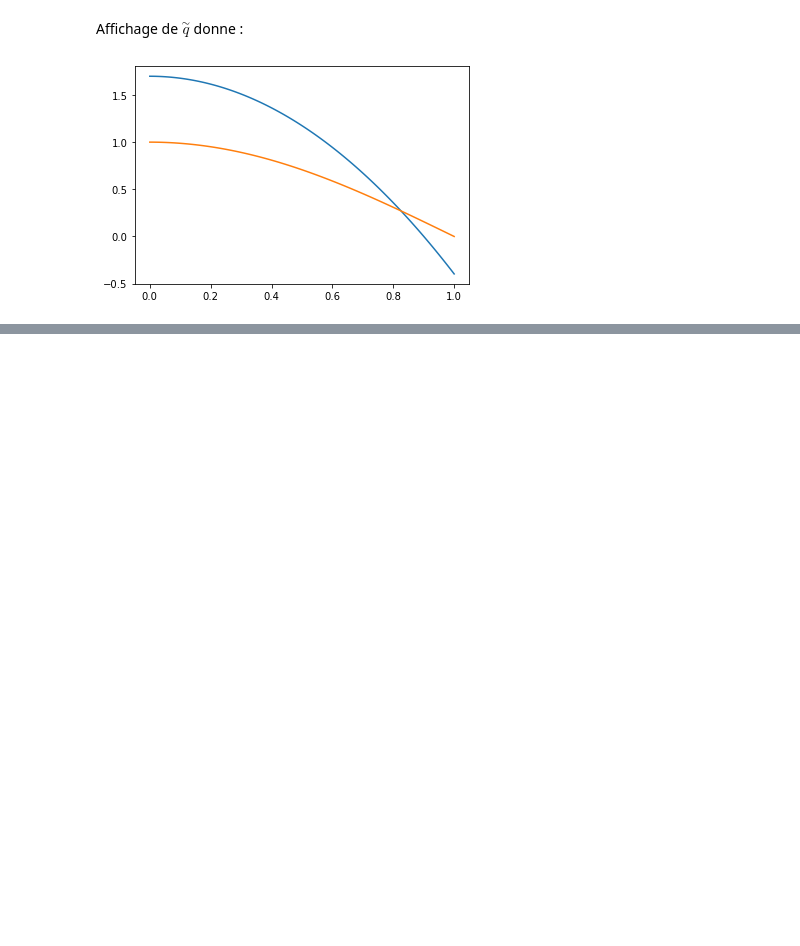
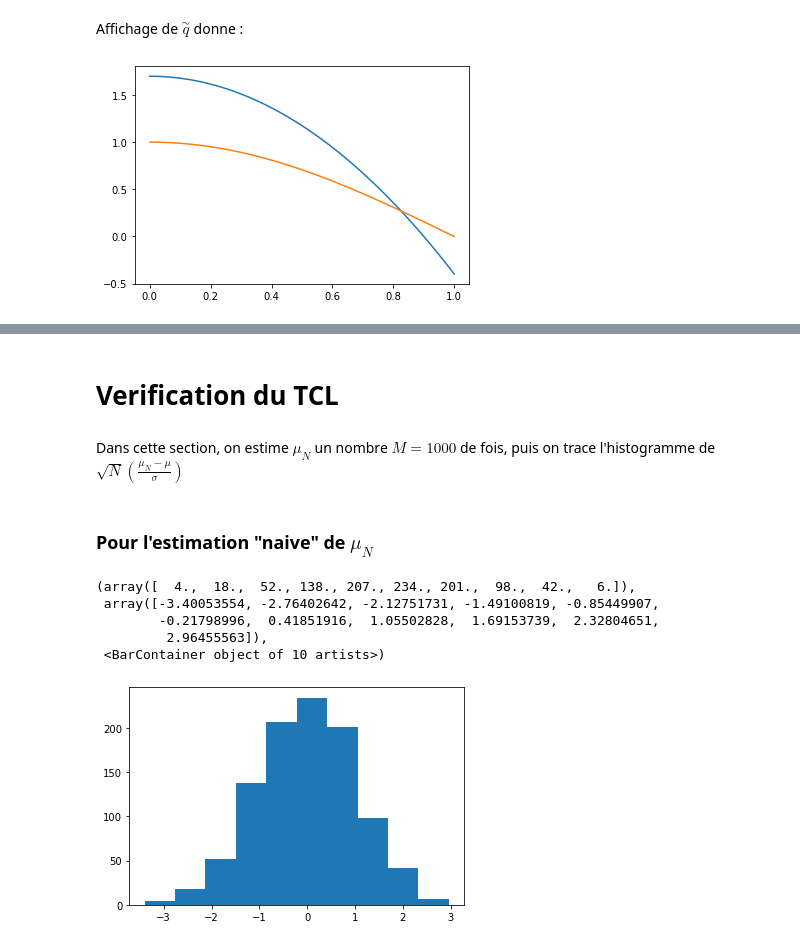
Before and after one commit to PaulAntoineLeveilley/filtrage-bay-sien, a Jupyter notebook: tp 1.ipynb, the cells around one changed output, grey strips where cells are left out. Saved outputs shown, nothing was run; the diff lists cells and outputs as text; code cells hidden in the pictures; blank space fills up the shorter version.

Commit message:
added normalisation

```diff
--- a/tp 1.ipynb
+++ b/tp 1.ipynb
@@ -19,12 +20,15 @@ def g(x):
 
 def mu_n(taille_echantillon):
     """generation d'une réalisation de mu_n"""
-    return(np.mean([g(np.random.uniform(0,1)) for i in range(taille_echantillon)]))
+    return({"valeur" : np.mean([g(np.random.uniform(0,1)) for i in range(taille_echantillon)]),"acceptation" : False})
 
 def simulation_mu_n(iterations_mc,taille_echantillon,estimateur):
     """return un array de taille iterations_mc réalisations de mu_n"""
-    L=[]
+    estimation=[]
+    proba_acceptation = []
     for i in range(iterations_mc):
-        L.append(estimateur(taille_echantillon))
-    return(np.array(L))
+        estimateur_value = estimateur(taille_echantillon)
+        estimation.append(estimateur_value["valeur"])
+        proba_acceptation.append(estimateur_value["acceptation"])
+    return({"estimation" : np.array(estimation),"acceptation" : np.mean(np.array(proba_acceptation))})
 # %%
@@ -106,0 +176,19 @@ NameError: name 'integrande_var_theo' is not defined
+# %% [markdown]
+# Verification du TCL
+# %% [markdown]
+ Dans cette section, on estime $\mu_{N}$ un nombre $M=1000$ de fois, puis on trace l'histogramme de $\sqrt{N}(\frac{\mu_{N} - \mu}{\sigma})$
+# %% [markdown]
+### Pour l'estimation "naive" de $\mu_{N}$
+# %%
+mu = 2/math.pi
+sigma = np.sqrt((1/2-4/(math.pi)**2))
+simulation = simulation_mu_n(iterations_mc,taille_echantillon,mu_n)["estimation"]
+normalisation = np.sqrt(taille_echantillon)*(simulation-mu)/sigma
+plt.hist(normalisation)
+# %% [output]
+(array([  4.,  18.,  52., 138., 207., 234., 201.,  98.,  42.,   6.]),
+ array([-3.40053554, -2.76402642, -2.12751731, -1.49100819, -0.85449907,
+        -0.21798996,  0.41851916,  1.05502828,  1.69153739,  2.32804651,
+         2.96455563]),
+ <BarContainer object of 10 artists>)
+[figure, added]
```
Also changed, not shown: parts of 18 cells of this notebook.
